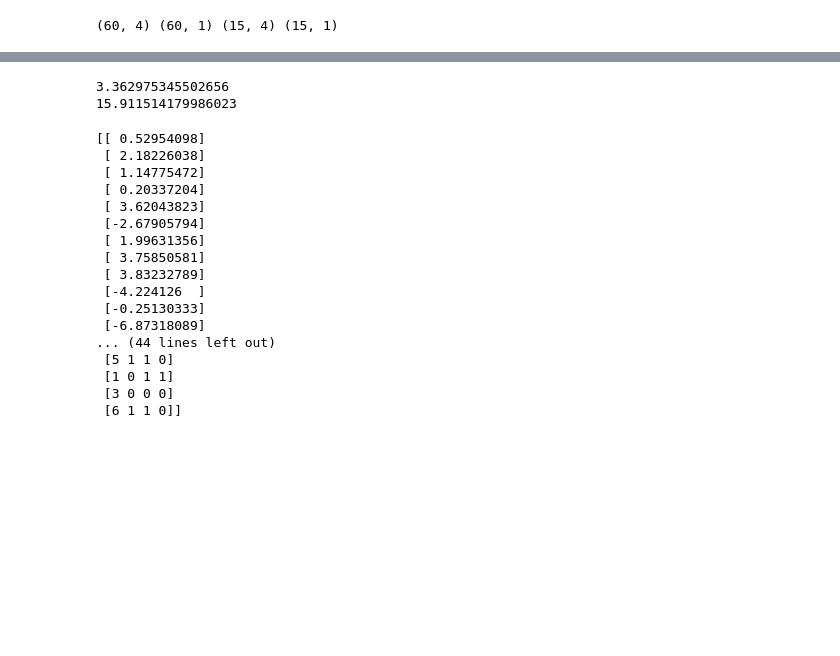
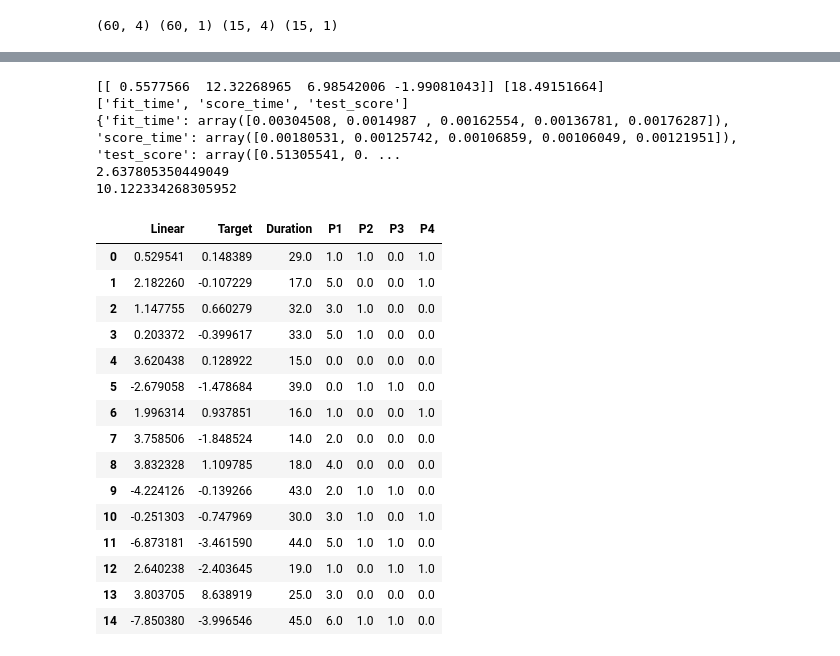
Before and after one commit to Rahuboy/regression-exploration, a Jupyter notebook: Problem1/1_model.ipynb, the cells around one changed output, grey strips where cells are left out. Cells and saved outputs as stored; diff of their text form; code cells hidden in the pictures; blank space fills up the shorter version.

Commit message:
Modified data!

```diff
--- a/Problem1/1_model.ipynb
+++ b/Problem1/1_model.ipynb
@@ -188,8 +190,14 @@ print(mse)
 # %%
 # Fit linear regression
 linear = LinearRegression()
-linear.fit(X_train, y_train)
+vals = linear.fit(X_train, y_train)
+print(vals.coef_, vals.intercept_)
 y_pred_lin = linear.predict(X_test)
+
+# Cross-validate
+cv_results = cross_validate(linear, train[["Day","Company","Ordered","Event After"]], train["Duration"], cv=5)
+print(sorted(cv_results.keys()))
+print(cv_results)
 
 # Find mean absolute error on the test set
 mae = np.mean(np.abs(y_pred_lin - y_test))
@@ -198,28 +206,33 @@ print(mae)
 mse = np.mean((y_pred_lin - y_test)**2)
 print(mse)
 # %% [output]
-3.362975345502656
-15.911514179986023
+[[ 0.5577566  12.32268965  6.98542006 -1.99081043]] [18.49151664]
+['fit_time', 'score_time', 'test_score']
+{'fit_time': array([0.00304508, 0.0014987 , 0.00162554, 0.00136781, 0.00176287]), 'score_time': array([0.00180531, 0.00125742, 0.00106859, 0.00106049, 0.00121951]), 'test_score': array([0.51305541, 0. ...
+2.637805350449049
+10.122334268305952
-# %%
-print(y_pred_lin - y_pred_pos)
-print(y_test - y_pred_pos)
-print(y_test)
-print(X_test)
-# %% [output]
-[[ 0.52954098]
- [ 2.18226038]
- [ 1.14775472]
- [ 0.20337204]
- [ 3.62043823]
- [-2.67905794]
- [ 1.99631356]
- [ 3.75850581]
- [ 3.83232789]
- [-4.224126  ]
- [-0.25130333]
- [-6.87318089]
-... (44 lines left out)
- [5 1 1 0]
- [1 0 1 1]
- [3 0 0 0]
- [6 1 1 0]]
+# %%
+# print(y_pred_lin - y_pred_pos)
+# print(y_test - y_pred_pos)
+# print(y_test)
+# print(X_test)
+
+new_data = np.concatenate((y_pred_lin - y_pred_pos, y_test - y_pred_pos, y_test, X_test), axis=1)
+pd.DataFrame(new_data, columns=["Linear", "Target", "Duration", "P1", "P2", "P3", "P4"])
+# %% [output]
+|  | Linear | Target | Duration | P1 | P2 | P3 | P4 |
+| 0 | 0.529541 | 0.148389 | 29.0 | 1.0 | 1.0 | 0.0 | 1.0 |
+| 1 | 2.182260 | -0.107229 | 17.0 | 5.0 | 0.0 | 0.0 | 1.0 |
+| 2 | 1.147755 | 0.660279 | 32.0 | 3.0 | 1.0 | 0.0 | 0.0 |
+| 3 | 0.203372 | -0.399617 | 33.0 | 5.0 | 1.0 | 0.0 | 0.0 |
+| 4 | 3.620438 | 0.128922 | 15.0 | 0.0 | 0.0 | 0.0 | 0.0 |
+| 5 | -2.679058 | -1.478684 | 39.0 | 0.0 | 1.0 | 1.0 | 0.0 |
+| 6 | 1.996314 | 0.937851 | 16.0 | 1.0 | 0.0 | 0.0 | 1.0 |
+| 7 | 3.758506 | -1.848524 | 14.0 | 2.0 | 0.0 | 0.0 | 0.0 |
+| 8 | 3.832328 | 1.109785 | 18.0 | 4.0 | 0.0 | 0.0 | 0.0 |
+| 9 | -4.224126 | -0.139266 | 43.0 | 2.0 | 1.0 | 1.0 | 0.0 |
+| 10 | -0.251303 | -0.747969 | 30.0 | 3.0 | 1.0 | 0.0 | 1.0 |
+| 11 | -6.873181 | -3.461590 | 44.0 | 5.0 | 1.0 | 1.0 | 0.0 |
+| 12 | 2.640238 | -2.403645 | 19.0 | 1.0 | 0.0 | 1.0 | 1.0 |
+| 13 | 3.803705 | 8.638919 | 25.0 | 3.0 | 0.0 | 0.0 | 0.0 |
+| 14 | -7.850380 | -3.996546 | 45.0 | 6.0 | 1.0 | 1.0 | 0.0 |
```
Also changed, not shown: parts of 4 cells of this notebook, 2 other files.
